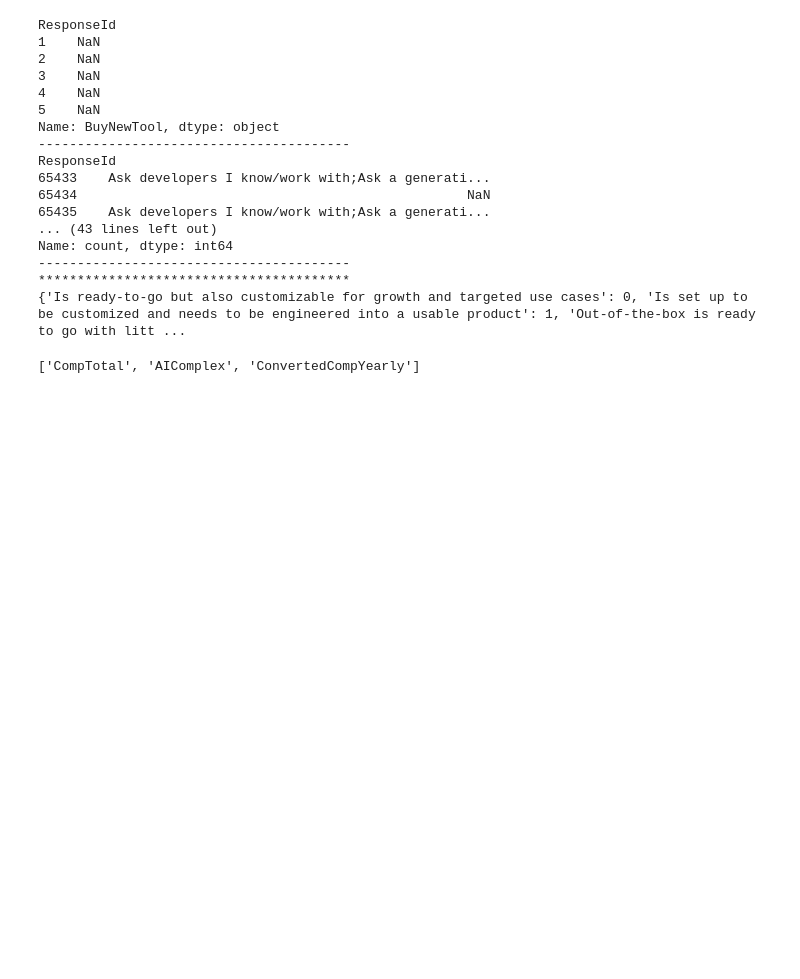
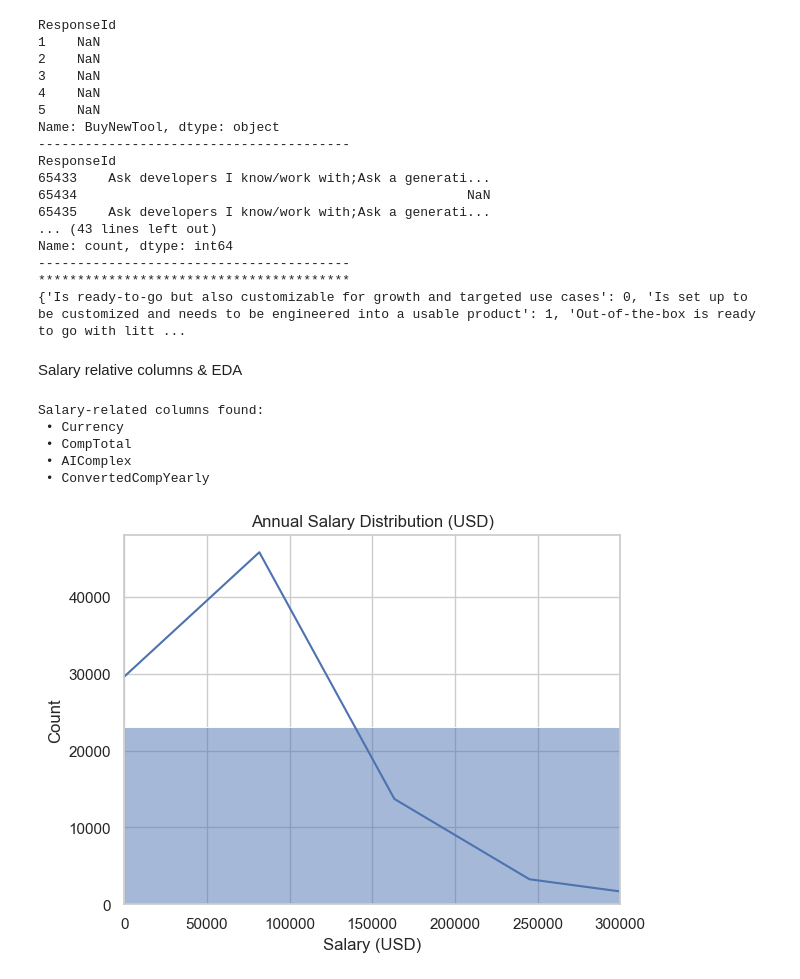
Before and after one commit to krsoy/AAU_Projects, a Jupyter notebook: m1_exam_oral.ipynb, the cells around one changed output. Saved outputs shown, nothing was run; the diff lists cells and outputs as text; code cells hidden in the pictures; blank space fills up the shorter version.

```diff
--- a/m1_exam_oral.ipynb
+++ b/m1_exam_oral.ipynb
@@ -463,9 +463,30 @@ Name: count, dtype: int64
 ----------------------------------------
 ****************************************
 {'Is ready-to-go but also customizable for growth and targeted use cases': 0, 'Is set up to be customized and needs to be engineered into a usable product': 1, 'Out-of-the-box is ready to go with litt ...
-# %%
-# 查看包含 salary / compensation 的列
-salary_cols = [col for col in df.columns if "Comp" in col or "Salary" in col or "Pay" in col]
-print(salary_cols)
-# %% [output]
-['CompTotal', 'AIComplex', 'ConvertedCompYearly']
+# %% [markdown]
+Salary relative columns & EDA
+# %%
+import re
+# 1) Find compensation-related columns by name pattern
+pattern = re.compile(r"(comp|salary|pay|income|bonus|stock|currency|converted)", re.IGNORECASE)
+salary_cols = [c for c in df.columns if pattern.search(c)]
+
+print("Salary-related columns found:")
+for c in salary_cols:
+    print(" •", c)
+# %% [output]
+Salary-related columns found:
+ • Currency
+ • CompTotal
+ • AIComplex
+ • ConvertedCompYearly
+# %%
+# 查看薪资分布
+sns.histplot(df['ConvertedCompYearly'], bins=50, kde=True)
+plt.title("Annual Salary Distribution (USD)")
+plt.xlabel("Salary (USD)")
+plt.ylabel("Count")
+plt.xlim(0, 300000)  # 去掉极端值
+plt.show()
+# %% [output]
+[figure, added]
```
Also changed, not shown: parts of 15 cells of this notebook.
